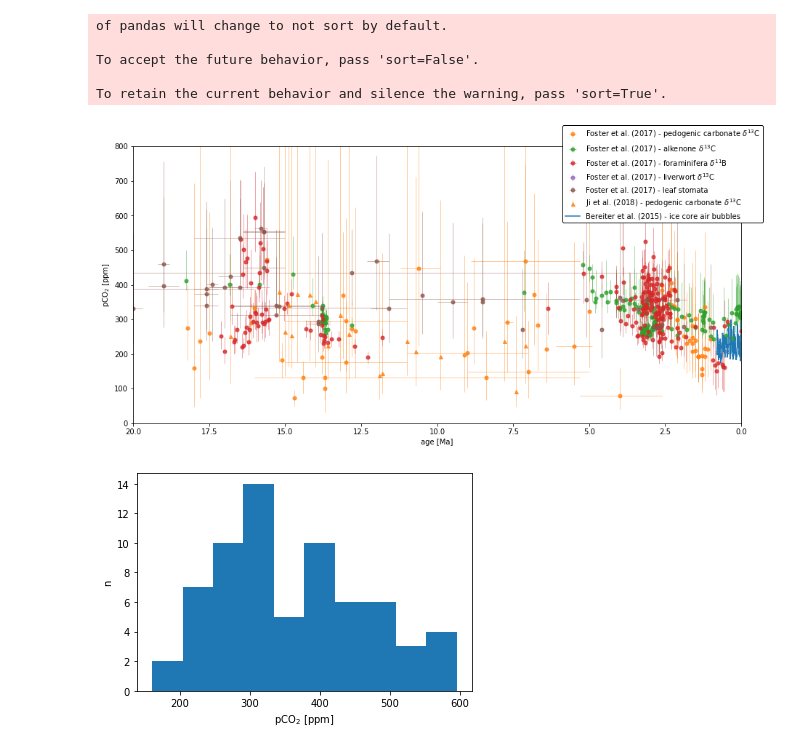
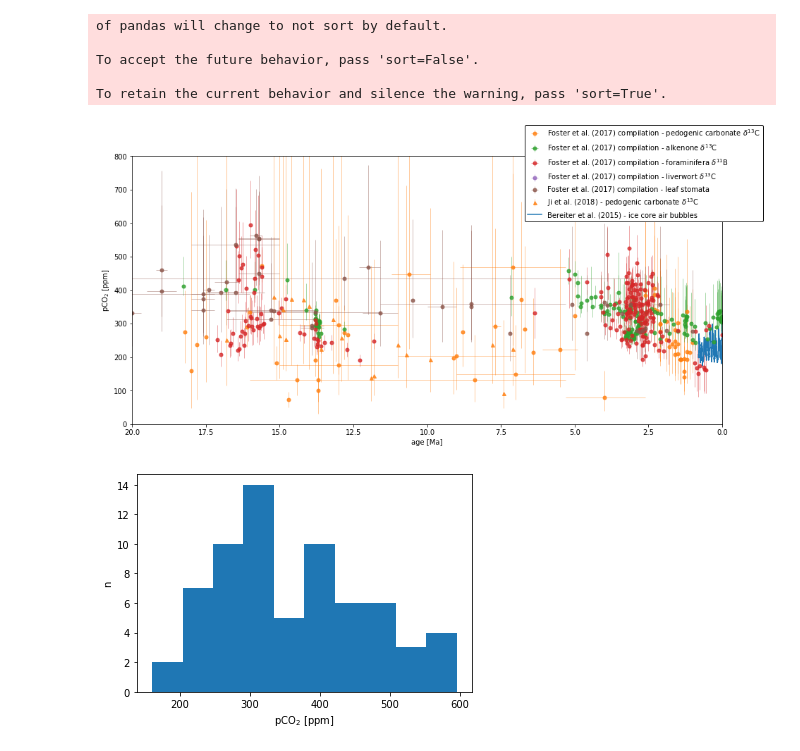
Before and after one commit to Swanson-Hysell-Group/GEOCLIM_Modern, a Jupyter notebook: Code/Notebooks/scenario_analysis.ipynb, the cells around one changed output. Saved outputs shown, nothing was run; the diff lists cells and outputs as text; code cells hidden in the pictures.

```diff
--- a/Code/Notebooks/scenario_analysis.ipynb
+++ b/Code/Notebooks/scenario_analysis.ipynb
@@ -537,49 +537,49 @@ h1 = ax.errorbar(pCO2_paleosols['Age_Ma'], pCO2_paleosols['CO2_ppm'],
                  xerr=[pCO2_paleosols['Age_Ma']-pCO2_paleosols['Age_young'], pCO2_paleosols['Age_old']-pCO2_paleosols['Age_Ma']],
                  yerr=[pCO2_paleosols['CO2_ppm']-pCO2_paleosols['CO2_low'], pCO2_paleosols['CO2_high']-pCO2_paleosols['CO2_ppm']],
                  linestyle='none', elinewidth=0.5, alpha=0.8, c='C1', marker='o', markersize=markersize,
-                 label='Foster et al. (2017) - pedogenic carbonate $\delta^{13}$C')
+                 label='Foster et al. (2017) compilation - pedogenic carbonate $\delta^{13}$C')
 h2 = ax.errorbar(pCO2_alkenones['Age_Ma'], pCO2_alkenones['CO2_ppm'],
                  xerr=[pCO2_alkenones['Age_Ma']-pCO2_alkenones['Age_young'], pCO2_alkenones['Age_old']-pCO2_alkenones['Age_Ma']],
                  yerr=[pCO2_alkenones['CO2_ppm']-pCO2_alkenones['CO2_low'], pCO2_alkenones['CO2_high']-pCO2_alkenones['CO2_ppm']],
                  linestyle='none', elinewidth=0.5, alpha=0.8, c='C2', marker='o', markersize=markersize,
-                 label='Foster et al. (2017) - alkenone $\delta^{13}$C')
+                 label='Foster et al. (2017) compilation - alkenone $\delta^{13}$C')
 h3 = ax.errorbar(pCO2_boron['Age_Ma'], pCO2_boron['CO2_ppm'],
                  xerr=[pCO2_boron['Age_Ma']-pCO2_boron['Age_young'], pCO2_boron['Age_old']-pCO2_boron['Age_Ma']],
                  yerr=[pCO2_boron['CO2_ppm']-pCO2_boron['CO2_low'], pCO2_boron['CO2_high']-pCO2_boron['CO2_ppm']],
                  linestyle='none', elinewidth=0.5, alpha=0.8, c='C3', marker='o', markersize=markersize,
-                 label='Foster et al. (2017) - foraminifera $\delta^{11}$B')
+                 label='Foster et al. (2017) compilation - foraminifera $\delta^{11}$B')
 h4 = ax.errorbar(pCO2_liverworts['Age_Ma'], pCO2_liverworts['CO2_ppm'],
                  xerr=[pCO2_liverworts['Age_Ma']-pCO2_liverworts['Age_young'], pCO2_liverworts['Age_old']-pCO2_liverworts['Age_Ma']],
                  yerr=[pCO2_liverworts['CO2_ppm']-pCO2_liverworts['CO2_low'], pCO2_liverworts['CO2_high']-pCO2_liverworts['CO2_ppm']],
                  linestyle='none', elinewidth=0.5, alpha=0.8, c='C4', marker='o', markersize=markersize,
-                 label='Foster et al. (2017) - liverwort $\delta^{13}$C')
+                 label='Foster et al. (2017) compilation - liverwort $\delta^{13}$C')
 h5 = ax.errorbar(pCO2_stomat['Age_Ma'], pCO2_stomat['CO2_ppm'],
                  xerr=[pCO2_stomat['Age_Ma']-pCO2_stomat['Age_young'], pCO2_stomat['Age_old']-pCO2_stomat['Age_Ma']],
                  yerr=[pCO2_stomat['CO2_ppm']-pCO2_stomat['CO2_low'], pCO2_stomat['CO2_high']-pCO2_stomat['CO2_ppm']],
                  linestyle='none', elinewidth=0.5, alpha=0.8, c='C5', marker='o', markersize=markersize,
-                 label='Foster et al. (2017) - leaf stomata')
+                 label='Foster et al. (2017) compilation - leaf stomata')
 
 h6 = ax.errorbar(pCO2_Ji['Age_Ma'], pCO2_Ji['pCO2_median'],
                  yerr=[pCO2_Ji['pCO2_16'], pCO2_Ji['pCO2_84']],
                  linestyle='none', elinewidth=0.5, alpha=0.8, c='C1', marker='^', markersize=markersize,
                  label='Ji et al. (2018) - pedogenic carbonate $\delta^{13}$C')
 
 h7 = ax.plot(pCO2_EPICA['age_yr']/1e6, pCO2_EPICA['CO2_ppm'],
              label='Bereiter et al. (2015) - ice core air bubbles')
 
 ax.set_xlim(20,0)
 ax.set_xlabel('age [Ma]')
 
 ax.set_ylim(0,800)
 ax.set_ylabel('pCO$_{2}$ [ppm]')
 
 ax.legend(handles=[h1,h2,h3,h4,h5,h6,h7[0]],
-          edgecolor='k',facecolor='white',loc='upper left',bbox_to_anchor=(0.7,1.09),framealpha=1)
+          edgecolor='k',facecolor='white',loc='upper left',bbox_to_anchor=(0.66,1.13),framealpha=1)
 
 fig.savefig('../../Manuscript/Figures/pCO2_proxies.pdf',bbox_inches='tight')
 plt.show(fig)
 # %% [output]
-[figure, old version]
+[figure, new version]
 # %%
 fig, ax = plt.subplots()
 
```
Also changed, not shown: parts of 2 cells of this notebook, 4 other files.
